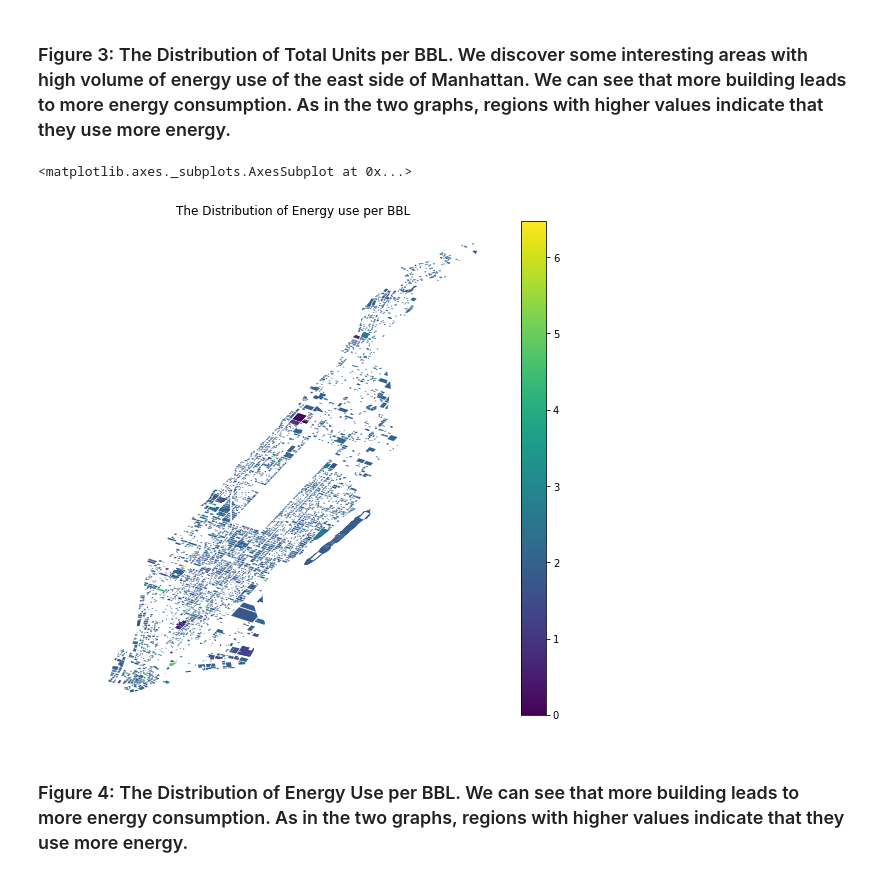
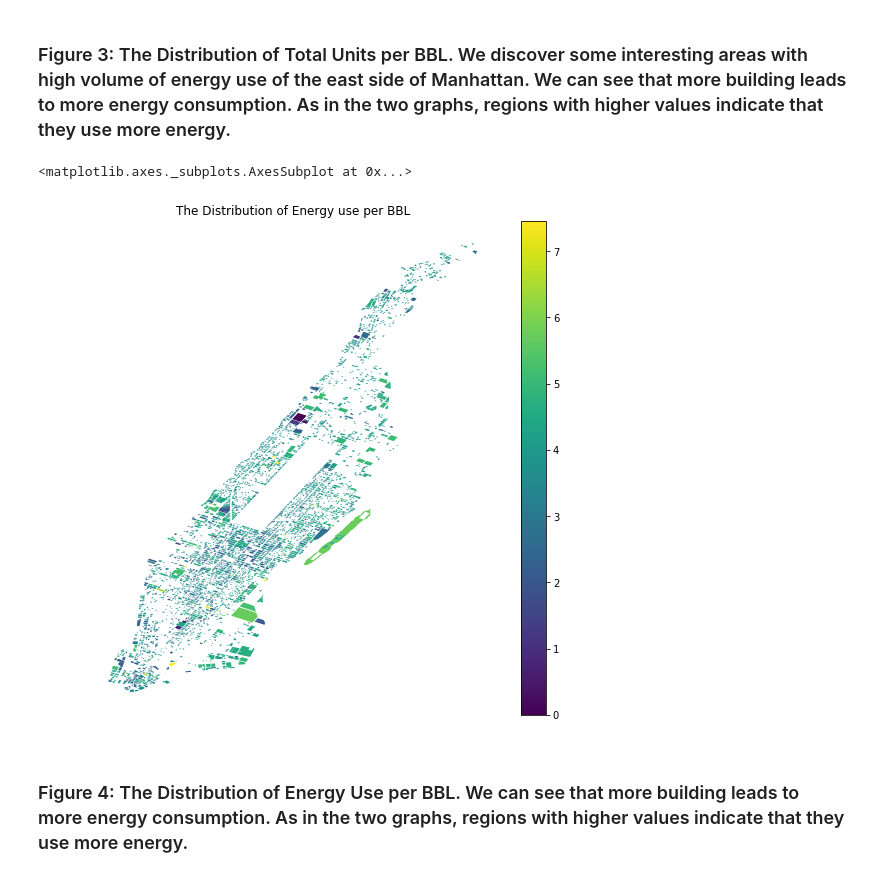
Before and after one commit to ace-gabriel/PUI2018_ty1045, a Jupyter notebook: HW10_ty1045/Assignment2.ipynb, the cells around one changed output. Drawn from its saved outputs; the diff is of its cells as text; code cells hidden in the pictures.

```diff
--- a/HW10_ty1045/Assignment2.ipynb
+++ b/HW10_ty1045/Assignment2.ipynb
@@ -290,8 +290,9 @@ bblnrgdata.head()
 # %% [markdown]
 # Plot the data as a choropleth for the 2 quantities of interest: number of units and energy consumed energy
 # %%
-bblnrgdataGPD['UnitsTotalLog'] = np.log10(bblnrgdataGPD['UnitsTotal'] + 1)
+bblnrgdataGPD['UnitsTotalLog'] = np.log10(bblnrgdataGPD['UnitsTotal'])
 bblnrgdataGPD['EnergyLog'] = np.log10(bblnrgdataGPD['Site EUI(kBtu/ft2)'] + 1)
+bblnrgdataGPD['EnergyLogTotal'] = np.log10((bblnrgdataGPD['Site EUI(kBtu/ft2)'] + 1) * (bblnrgdataGPD['UnitsTotal'] + 1))
 # %%
 fig = plt.figure(figsize=(20,20))
 ax = fig.add_subplot(222)
@@ -306,12 +307,12 @@ bblnrgdataGPD.plot(column='UnitsTotalLog', ax=ax,legend=True)
 # %%
 fig = plt.figure(figsize=(20,20))
 ax = fig.add_subplot(221)
 ax.axis('off')
 plt.title('The Distribution of Energy use per BBL')
-bblnrgdataGPD.plot(column='EnergyLog', ax=ax,legend=True)
+bblnrgdataGPD.plot(column='EnergyLogTotal', ax=ax,legend=True)
 # %% [output]
 <matplotlib.axes._subplots.AxesSubplot at 0x...>
-[figure, old version]
+[figure, new version]
 # %% [markdown]
 ### Figure 4: The Distribution of Energy Use per BBL. We can see that more building leads to more energy consumption. As in the two graphs, regions with higher values indicate that they use more energy.
 # %% [markdown]
```
Also changed, not shown: parts of 1 cell of this notebook.
